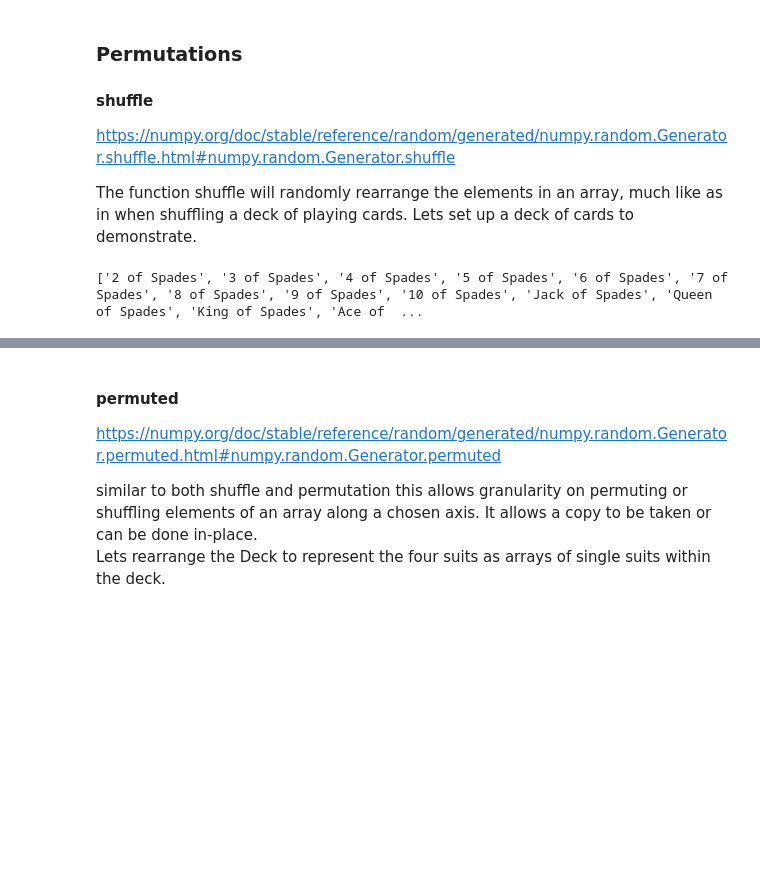
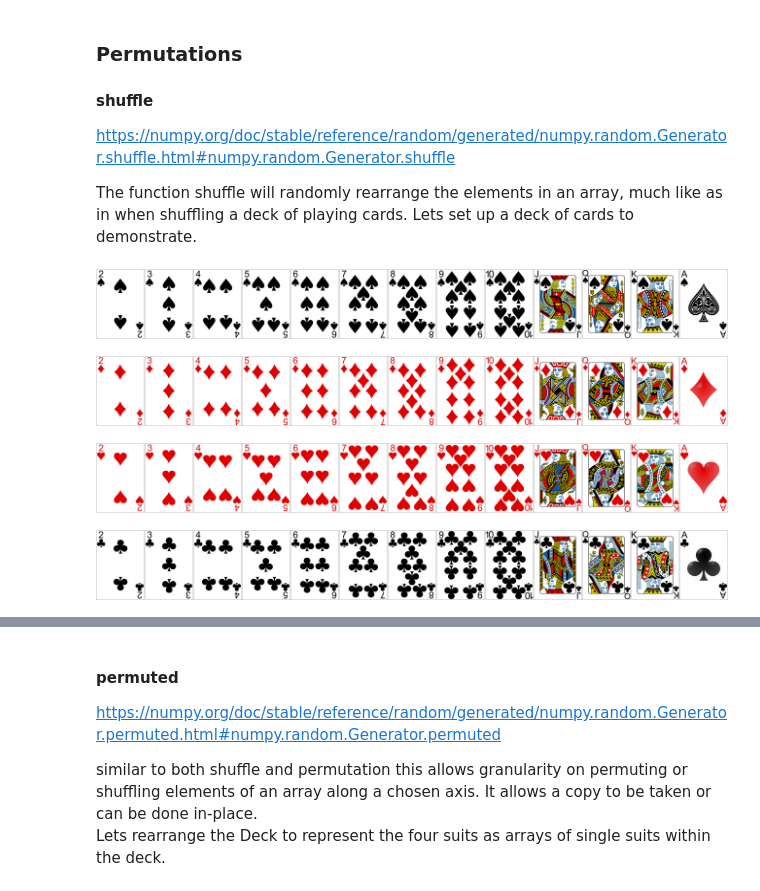
Before and after one commit to MarkJParry/PDA-Numpy, a Jupyter notebook: numpy-random.ipynb, the cells around one changed output, grey strips where cells are left out. Drawn from its saved outputs; the diff is of its cells as text; code cells hidden in the pictures; blank space fills up the shorter version.

```diff
--- a/numpy-random.ipynb
+++ b/numpy-random.ipynb
@@ -104,13 +105,15 @@ https://numpy.org/doc/stable/reference/random/generated/numpy.random.Generator.s
 
 The function shuffle will randomly rearrange the elements in an array, much like as in when shuffling a deck of playing cards.
 Lets set up a deck of cards to demonstrate.
-# %%
-Suit = ["Spades","Diamonds","Hearts","Clubs"]
-Card = [2,3,4,5,6,7,8,9,10,"Jack","Queen","King","Ace"]
-Deck = []
-for s in Suit:
-    for c in Card:
-        Deck.append(str(c) + " of " + s)
-print(Deck)
-# %% [output]
-['2 of Spades', '3 of Spades', '4 of Spades', '5 of Spades', '6 of Spades', '7 of Spades', '8 of Spades', '9 of Spades', '10 of Spades', 'Jack of Spades', 'Queen of Spades', 'King of Spades', 'Ace of  ...
+# %%
+def resize_deck(Deck):
+    resized =[]
+    for card in Deck:
+        cardImage = "Images/"+ str(card.lower()).replace(" ","_")+".png"
+        img = Image.open(cardImage)
+        rsize = img.resize((np.array(img.size)/5).astype(int))
+        a = np.array(rsize)
+        resized.append(a)
+    for i in range(13,65,13):
+        #print(i-13,i)
+        display(Image.fromarray(np.hstack(resized[i-13:i])))
@@ -117,3 +129,11 @@ print(Deck)
+# %%
+#resize the images for display purposes and output to screen
+resize_deck(Deck)
+# %% [output]
+[figure, added]
+[figure, added]
+[figure, added]
+[figure, added]
 # %%
 # "Shuffle the Deck"
 rng.shuffle(Deck)
```
Also changed, not shown: parts of 31 cells of this notebook, 43 other files.
